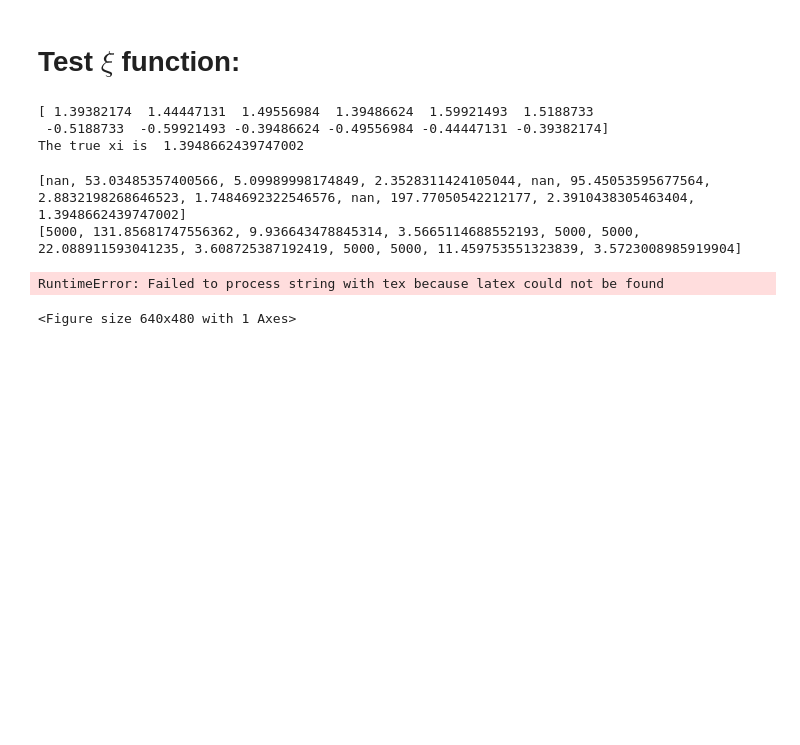
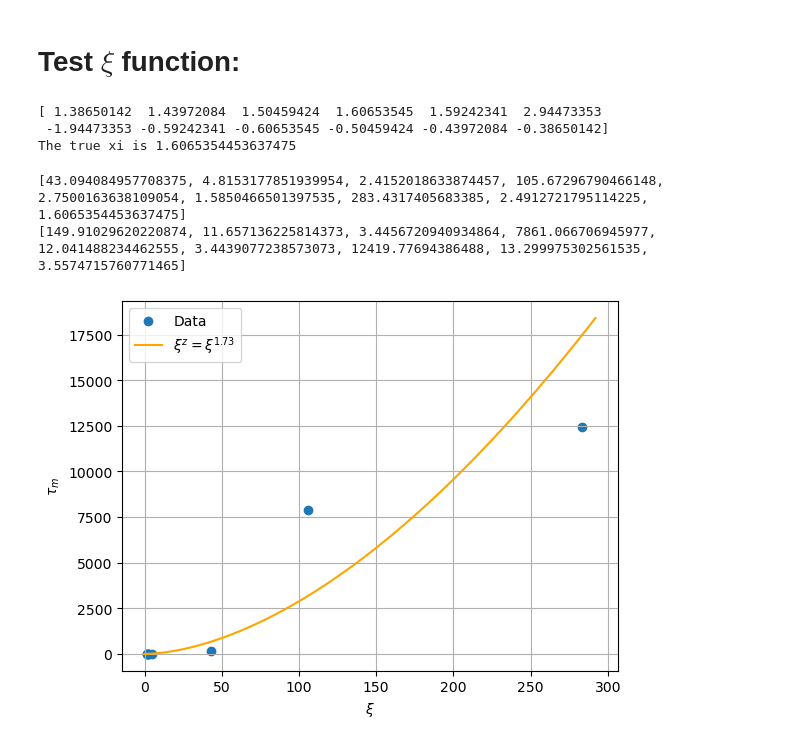
Before and after one commit to mandus24/ComputationalPhysics, a Jupyter notebook: sheet6/sheet6.ipynb, the cells around one changed output. Saved outputs shown, nothing was run; the diff lists cells and outputs as text; code cells hidden in the pictures; blank space fills up the shorter version.

```diff
--- a/sheet6/sheet6.ipynb
+++ b/sheet6/sheet6.ipynb
@@ -130,7 +130,7 @@ iJs = np.array([1.0, 2.0, 3.0, 4.0])
 Js = 1/iJs
 h = 0.0
 beta = 1.0  # Inverse temperature
-steps = 5000
+steps = 10**5
 histories = {}
 for N in Ns:
     histories[N] = {}
@@ -232,30 +233,36 @@ def compute_xi(correlation):
 test = compute_xi(bootstrap_dict[12][0.25][0]) #Choose N=12 and 1/J=4 as a test ensemble
 ξ = test[int(N/4)]
 print(test)
-print(r'The true xi is ', ξ)
+print(r'The true xi is',ξ)
 # %% [output]
-[ 1.39382174  1.44447131  1.49556984  1.39486624  1.59921493  1.5188733
- -0.5188733  -0.59921493 -0.39486624 -0.49556984 -0.44447131 -0.39382174]
-The true xi is  1.3948662439747002
+[ 1.38650142  1.43972084  1.50459424  1.60653545  1.59242341  2.94473353
+ -1.94473353 -0.59242341 -0.60653545 -0.50459424 -0.43972084 -0.38650142]
+The true xi is 1.6065354453637475
 # %%
 ξs = []
 τs = []
+
 for N in Ns:
     for J in Js:
-        ξs.append(compute_xi(bootstrap_dict[N][J][0])[int(N/4)]) # Take middle value
-        τs.append(auto_times[N][J][0])
+        if auto_times[N][J][0] < steps:
+            ξs.append(compute_xi(bootstrap_dict[N][J][0])[int(N/4)]) # Take middle value
+            τs.append(auto_times[N][J][0])
 print(ξs)
 print(τs)
 # %% [output]
-[nan, 53.03485357400566, 5.09989998174849, 2.3528311424105044, nan, 95.45053595677564, 2.8832198268646523, 1.7484692322546576, nan, 197.77050542212177, 2.3910438305463404, 1.3948662439747002]
-[5000, 131.85681747556362, 9.936643478845314, 3.5665114688552193, 5000, 5000, 22.088911593041235, 3.608725387192419, 5000, 5000, 11.459753551323839, 3.5723008985919904]
+[43.094084957708375, 4.8153177851939954, 2.4152018633874457, 105.67296790466148, 2.7500163638109054, 1.5850466501397535, 283.4317405683385, 2.4912721795114225, 1.6065354453637475]
+[149.91029620220874, 11.657136225814373, 3.4456720940934864, 7861.066706945977, 12.041488234462555, 3.4439077238573073, 12419.77694386488, 13.299975302561535, 3.5574715760771465]
 # %%
 plt.scatter(ξs,τs,label="Data")
-coefficient = 1.55
-plt.plot(np.arange(210),np.arange(210)**coefficient,color ="orange")
-#plt.xlabel(r'$\xi $')
-#plt.ylabel(r'$\tau_m')
+xs = np.arange(int(max(ξs))+10)
+z=1.73
+ys = xs**z
+plt.plot(xs,ys,color="orange",label = r"$\xi^z = \xi^{1.73}$")
+plt.xlabel(r'$\xi $')
+plt.ylabel(r'$\tau_m$')
+plt.ylim()
+plt.grid()
+plt.legend()
 plt.show()
 # %% [output]
-RuntimeError: Failed to process string with tex because latex could not be found
-<Figure size 640x480 with 1 Axes>
+[figure, added]
```
Also changed, not shown: parts of 5 cells of this notebook.
